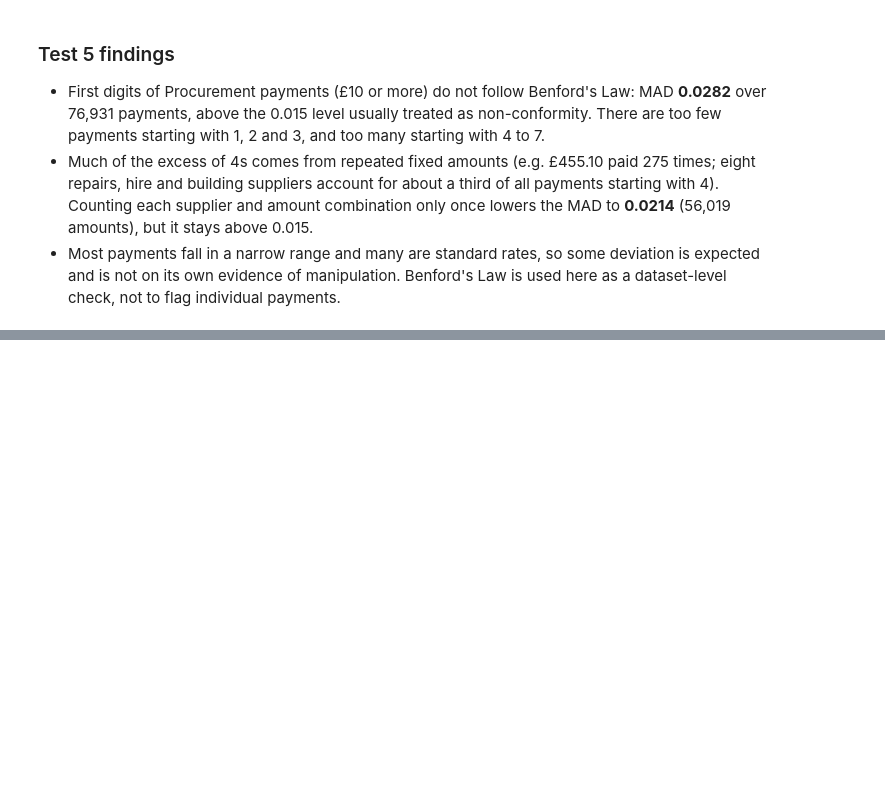
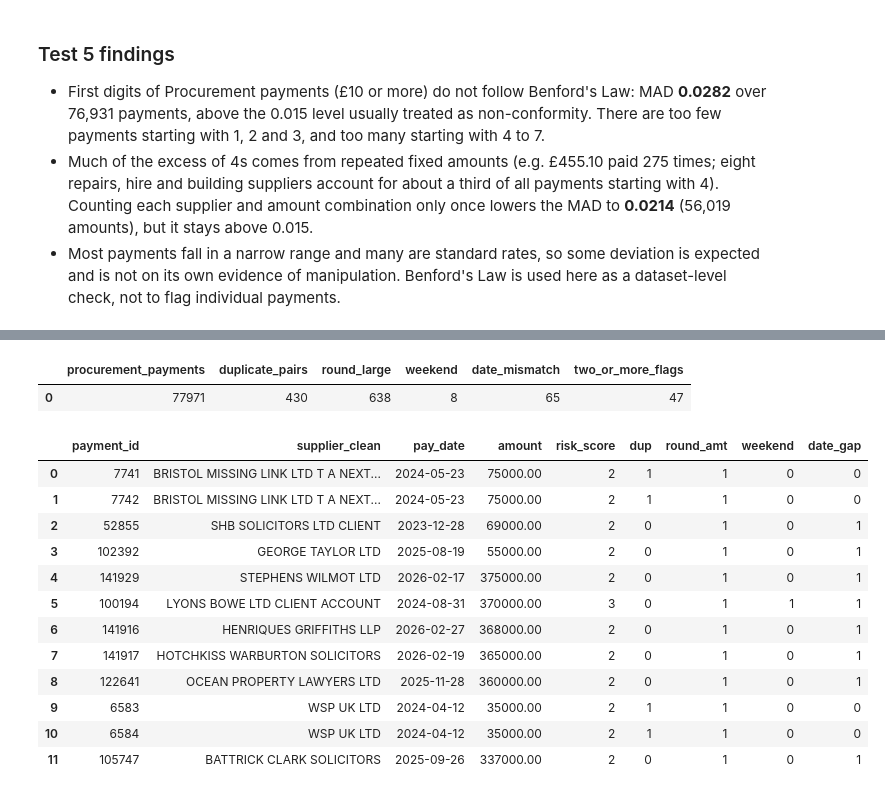
Before and after one commit to shatabdi-kashyap/procurement-spend-analysis, a Jupyter notebook: notebooks/06_unusual_payments.ipynb, the cells around one changed output, grey strips where cells are left out. Cells and saved outputs as stored; diff of their text form; code cells hidden in the pictures; blank space fills up the shorter version.

Commit message:
Add flag table, summary and Tableau export

```diff
--- a/notebooks/06_unusual_payments.ipynb
+++ b/notebooks/06_unusual_payments.ipynb
@@ -426,0 +431,63 @@ Unique amounts: 56,019 tested, MAD 0.0214
+# %%
+conn.executescript("""
+DROP TABLE IF EXISTS dup_pair_keys;
+CREATE TEMP TABLE dup_pair_keys AS SELECT * FROM dup_pairs;
+
+DROP TABLE IF EXISTS payment_flags;
+CREATE TABLE payment_flags AS
+SELECT *,
+       flag_duplicate_pair + flag_round_large + flag_weekend + flag_date_mismatch AS risk_score
+FROM (
+    SELECT p.payment_id, p.supplier_clean, p.pay_date, p.report_month, p.amount,
+           p.expense_type, p.service_area,
+           CASE WHEN k.supplier_clean IS NOT NULL THEN 1 ELSE 0 END AS flag_duplicate_pair,
+           CASE WHEN p.amount >= 10000
+                 AND ABS(p.amount - ROUND(p.amount / 1000.0) * 1000) < 0.005
+                THEN 1 ELSE 0 END AS flag_round_large,
+           CASE WHEN strftime('%w', p.pay_date) IN ('0', '6') THEN 1 ELSE 0 END AS flag_weekend,
+           p.date_mismatch AS flag_date_mismatch
+    FROM payments p
+    LEFT JOIN dup_pair_keys k
+      ON k.supplier_clean = p.supplier_clean AND k.pay_date = p.pay_date
+     AND k.amount = p.amount AND k.expense_type = p.expense_type
+     AND k.service_area = p.service_area
+    WHERE p.spend_group = 'Procurement' AND p.supplier_clean <> 'REDACTED'
+);
+""")
+
+q("""
+SELECT COUNT(*) AS procurement_payments,
+       SUM(flag_duplicate_pair) AS duplicate_pairs,
+       SUM(flag_round_large) AS round_large,
+       SUM(flag_weekend) AS weekend,
+       SUM(flag_date_mismatch) AS date_mismatch,
+       SUM(risk_score >= 2) AS two_or_more_flags
+FROM payment_flags
+""")
+# %% [output]
+|  | procurement_payments | duplicate_pairs | round_large | weekend | date_mismatch | two_or_more_flags |
+| 0 | 77971 | 430 | 638 | 8 | 65 | 47 |
+# %%
+q("""
+SELECT payment_id, supplier_clean, pay_date, printf('%.2f', amount) AS amount, risk_score,
+       flag_duplicate_pair AS dup, flag_round_large AS round_amt,
+       flag_weekend AS weekend, flag_date_mismatch AS date_gap
+FROM payment_flags
+WHERE risk_score >= 2
+ORDER BY amount DESC
+LIMIT 12
+""")
+# %% [output]
+|  | payment_id | supplier_clean | pay_date | amount | risk_score | dup | round_amt | weekend | date_gap |
+| 0 | 7741 | BRISTOL MISSING LINK LTD T A NEXT... | 2024-05-23 | 75000.00 | 2 | 1 | 1 | 0 | 0 |
+| 1 | 7742 | BRISTOL MISSING LINK LTD T A NEXT... | 2024-05-23 | 75000.00 | 2 | 1 | 1 | 0 | 0 |
+| 2 | 52855 | SHB SOLICITORS LTD CLIENT | 2023-12-28 | 69000.00 | 2 | 0 | 1 | 0 | 1 |
+| 3 | 102392 | GEORGE TAYLOR LTD | 2025-08-19 | 55000.00 | 2 | 0 | 1 | 0 | 1 |
+| 4 | 141929 | STEPHENS WILMOT LTD | 2026-02-17 | 375000.00 | 2 | 0 | 1 | 0 | 1 |
+| 5 | 100194 | LYONS BOWE LTD CLIENT ACCOUNT | 2024-08-31 | 370000.00 | 3 | 0 | 1 | 1 | 1 |
+| 6 | 141916 | HENRIQUES GRIFFITHS LLP | 2026-02-27 | 368000.00 | 2 | 0 | 1 | 0 | 1 |
+| 7 | 141917 | HOTCHKISS WARBURTON SOLICITORS | 2026-02-19 | 365000.00 | 2 | 0 | 1 | 0 | 1 |
+| 8 | 122641 | OCEAN PROPERTY LAWYERS LTD | 2025-11-28 | 360000.00 | 2 | 0 | 1 | 0 | 1 |
+| 9 | 6583 | WSP UK LTD | 2024-04-12 | 35000.00 | 2 | 1 | 1 | 0 | 0 |
+| 10 | 6584 | WSP UK LTD | 2024-04-12 | 35000.00 | 2 | 1 | 1 | 0 | 0 |
+| 11 | 105747 | BATTRICK CLARK SOLICITORS | 2025-09-26 | 337000.00 | 2 | 0 | 1 | 0 | 1 |
```
Also changed, not shown: parts of 6 cells of this notebook, 7 other files.
